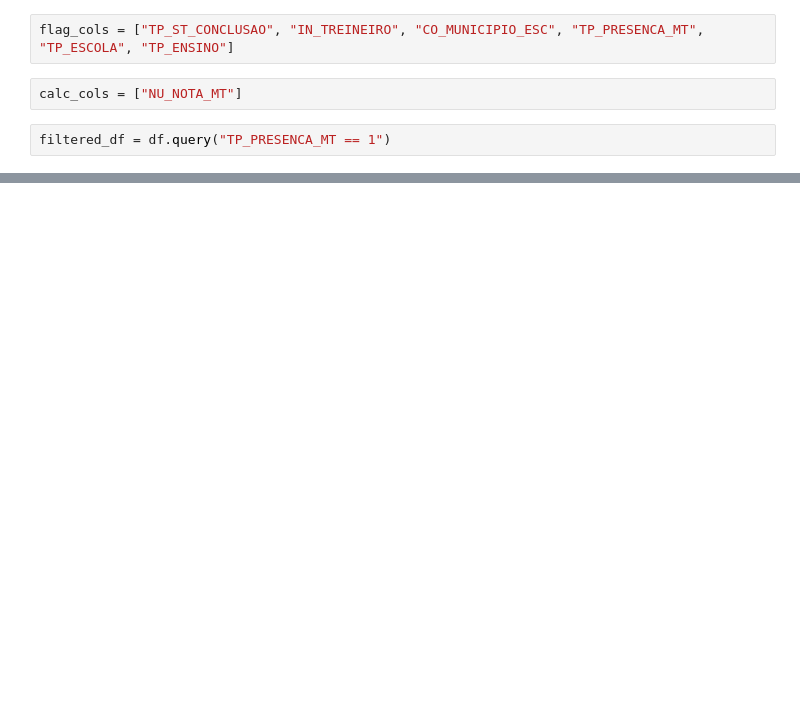
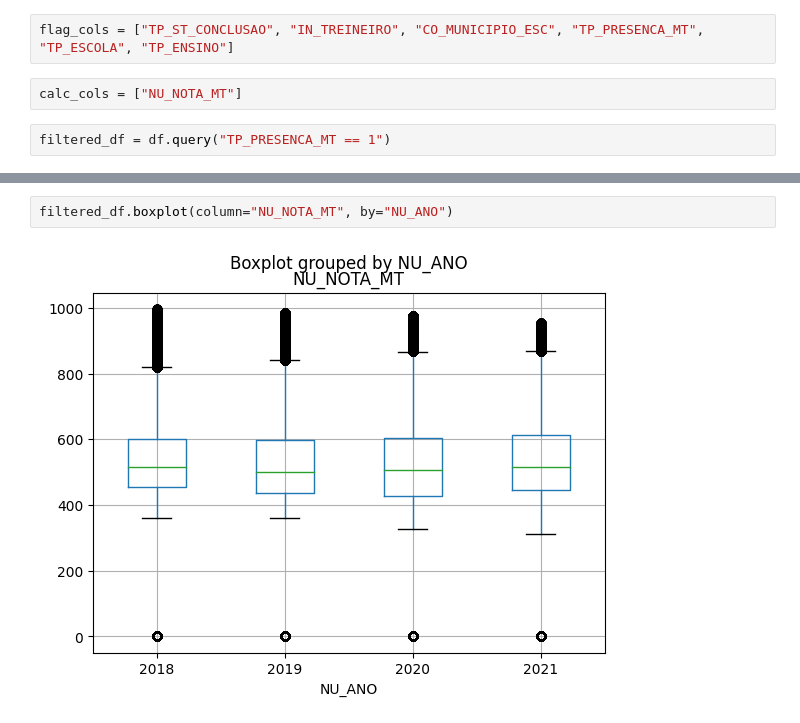
Before and after one commit to gsamaro/tcc-univesp, a Jupyter notebook: notebooks/eda 2021.ipynb, the cells around one changed output, grey strips where cells are left out. Drawn from its saved outputs; the diff is of its cells as text; blank space fills up the shorter version.

```diff
--- a/notebooks/eda 2021.ipynb
+++ b/notebooks/eda 2021.ipynb
@@ -29 +42,5 @@ sns.displot(data=filtered_df, x="NU_NOTA_MT", kind="kde");
+# %%
+filtered_df.boxplot(column="NU_NOTA_MT", by="NU_ANO")
+# %% [output]
+[figure, added]
 # %%
```
Also changed, not shown: parts of 35 cells of this notebook, 1 other file.
